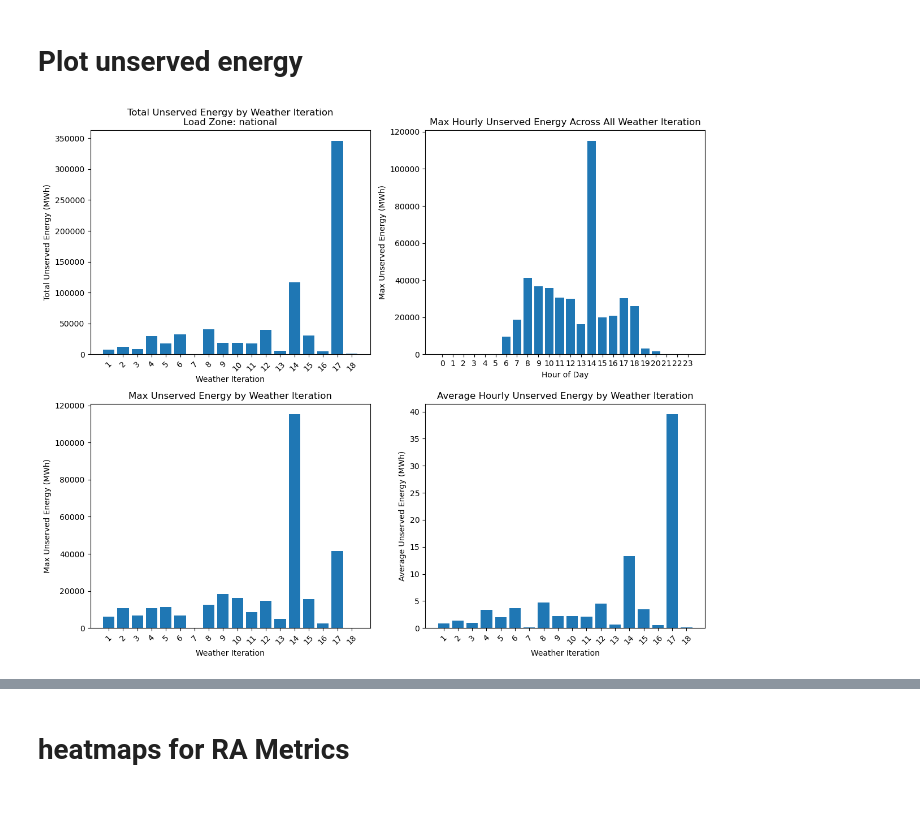
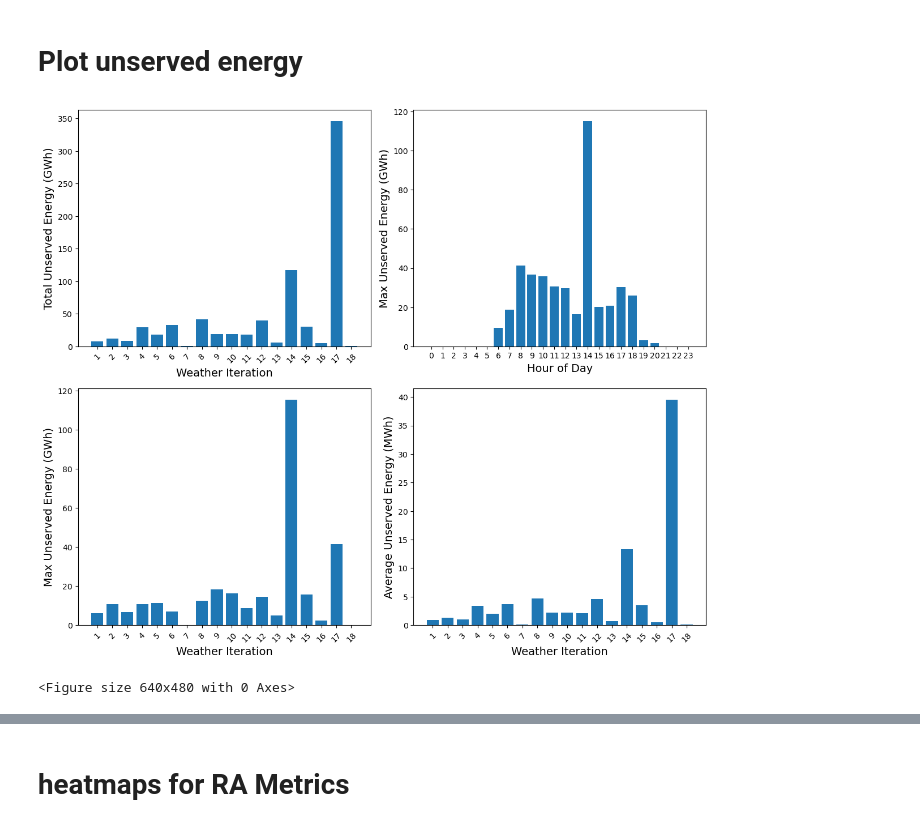
Before and after one commit to cetlab-ucsb/gridpath_india_viz, a Jupyter notebook: software/ra_metrics_stats.ipynb, the cells around one changed output, grey strips where cells are left out. Cells and saved outputs as stored; diff of their text form; code cells hidden in the pictures.

Commit message:
plots modified

```diff
--- a/software/ra_metrics_stats.ipynb
+++ b/software/ra_metrics_stats.ipynb
@@ -10,6 +10,8 @@ import matplotlib.cm as cm
 from mpl_toolkits.axes_grid1.inset_locator import inset_axes
 
 path_to_scenarios = '/home/abhis/india_power/scenarios'
+path_to_save_images = '/home/abhis/india_power/images'
+path_to_data = '/home/abhis/india_power/gridpath_india_viz/data/'
 # Define scenario names explicitly or detect automatically
 # scenario_names = ['iced_2050_cc_1','iced_2050_cc_2','iced_2050_cc_3'] # Example: Explicit list
 # scenario_names = ['pier_mid_ra_2040_1','pier_mid_ra_2040_2','pier_mid_ra_2040_3'] # Example: Explicit list
@@ -356,48 +358,54 @@ yearly_avg = df.groupby('weather_iteration')['unserved_energy_mw'].mean()
 # Create 2x2 subplot figure
 fig, axes = plt.subplots(2, 2, figsize=(12, 10))
 
 # Total unserved energy by year
-axes[0, 0].bar(yearly_sum.index.astype(str), yearly_sum)
-axes[0, 0].set_title(f'Total Unserved Energy by Weather Iteration\nLoad Zone: {selected_load_zone}')
-axes[0, 0].set_xlabel('Weather Iteration')
-axes[0, 0].set_ylabel('Total Unserved Energy (MWh)')
+axes[0, 0].bar(yearly_sum.index.astype(str), yearly_sum/1000)
+# axes[0, 0].set_title(f'Total Unserved Energy by Weather Iteration\nLoad Zone: {selected_load_zone}')
+axes[0, 0].set_xlabel('Weather Iteration', fontsize=14)
+axes[0, 0].set_ylabel('Total Unserved Energy (GWh)', fontsize=14)
 axes[0, 0].tick_params(axis='x', rotation=45)
 
 # Max hourly unserved energy by hour
-axes[0, 1].bar(max_by_hour.index, max_by_hour)
-axes[0, 1].set_title('Max Hourly Unserved Energy Across All Weather Iteration')
-axes[0, 1].set_xlabel('Hour of Day')
-axes[0, 1].set_ylabel('Max Unserved Energy (MWh)')
+axes[0, 1].bar(max_by_hour.index, max_by_hour/1000)
+# axes[0, 1].set_title('Max Hourly Unserved Energy Across All Weather Iteration')
+axes[0, 1].set_xlabel('Hour of Day', fontsize=14)
+axes[0, 1].set_ylabel('Max Unserved Energy (GWh)', fontsize=14)
 axes[0, 1].set_xticks(range(0, 24))
 
 # Max unserved energy in any hour by year
-axes[1, 0].bar(yearly_max.index.astype(str), yearly_max)
-axes[1, 0].set_title('Max Unserved Energy by Weather Iteration')
-axes[1, 0].set_xlabel('Weather Iteration')
-axes[1, 0].set_ylabel('Max Unserved Energy (MWh)')
+axes[1, 0].bar(yearly_max.index.astype(str), yearly_max/1000)
+# axes[1, 0].set_title('Max Unserved Energy by Weather Iteration')
+axes[1, 0].set_xlabel('Weather Iteration', fontsize=14)
+axes[1, 0].set_ylabel('Max Unserved Energy (GWh)', fontsize=14)
 axes[1, 0].tick_params(axis='x', rotation=45)
 
 # Average hourly unserved energy by year
 axes[1, 1].bar(yearly_avg.index.astype(str), yearly_avg)
-axes[1, 1].set_title('Average Hourly Unserved Energy by Weather Iteration')
-axes[1, 1].set_xlabel('Weather Iteration')
-axes[1, 1].set_ylabel('Average Unserved Energy (MWh)')
+# axes[1, 1].set_title('Average Hourly Unserved Energy by Weather Iteration')
+axes[1, 1].set_xlabel('Weather Iteration', fontsize=14)
+axes[1, 1].set_ylabel('Average Unserved Energy (MWh)', fontsize=14)
 axes[1, 1].tick_params(axis='x', rotation=45)
 
 plt.tight_layout()
 plt.show()
+
+# Save the figure
+output_path = os.path.join(path_to_save_images, f'unserved_energy_{selected_load_zone}.png')
+plt.savefig(output_path, dpi=300, bbox_inches='tight')
+
 
 
 # # Print the data series for reference
 # print("Total Unserved Energy (MWh) by Weather Year:")
 # print(yearly_sum.to_string())
 # print("\nMax Hourly Unserved Energy (MWh) Across All Weather Years:")
 # print(max_by_hour.to_string())
 # print("\nMax Unserved Energy (MWh) in a Single Hour by Weather Year:")
 # print(yearly_max.to_string())
 # print("\nAverage Hourly Unserved Energy (MWh) by Weather Year:")
 # print(yearly_avg.to_string())
 # %% [output]
-[figure, old version]
+[figure, new version]
+<Figure size 640x480 with 0 Axes>
 # %%
 
```
Also changed, not shown: parts of 1 cell of this notebook, 1 other file.
